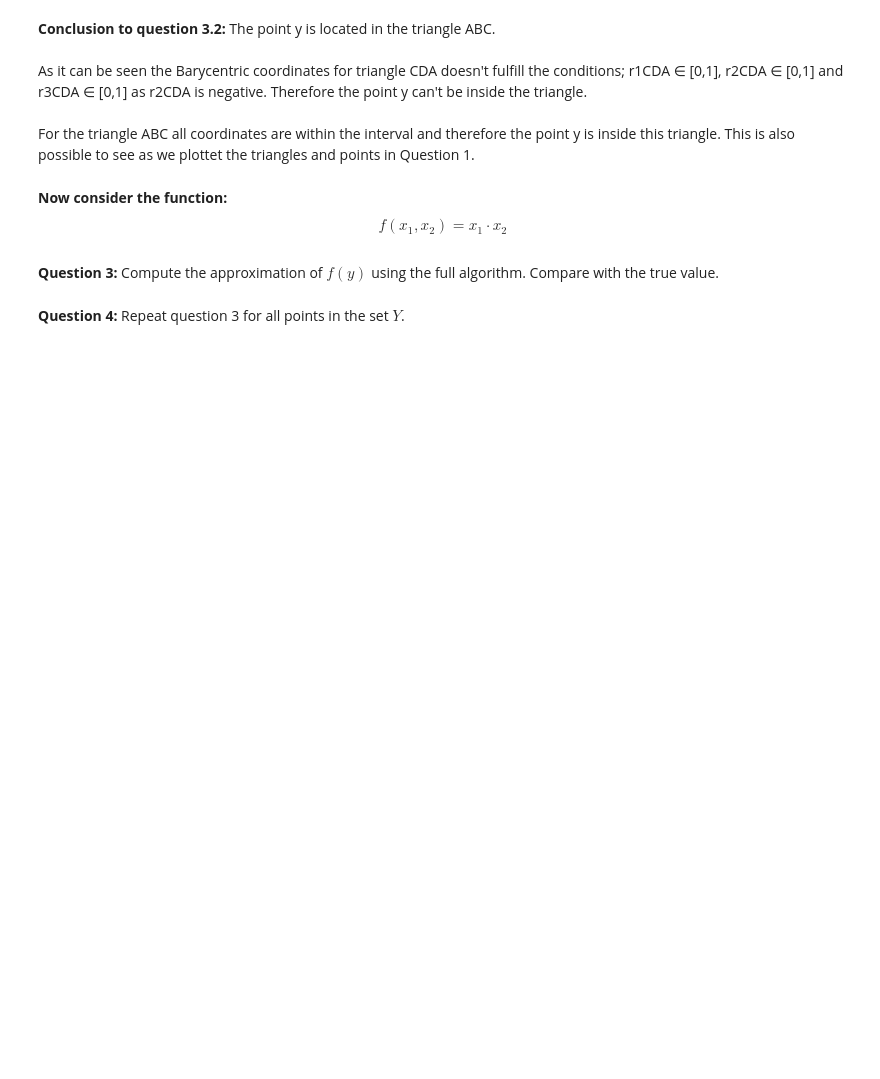
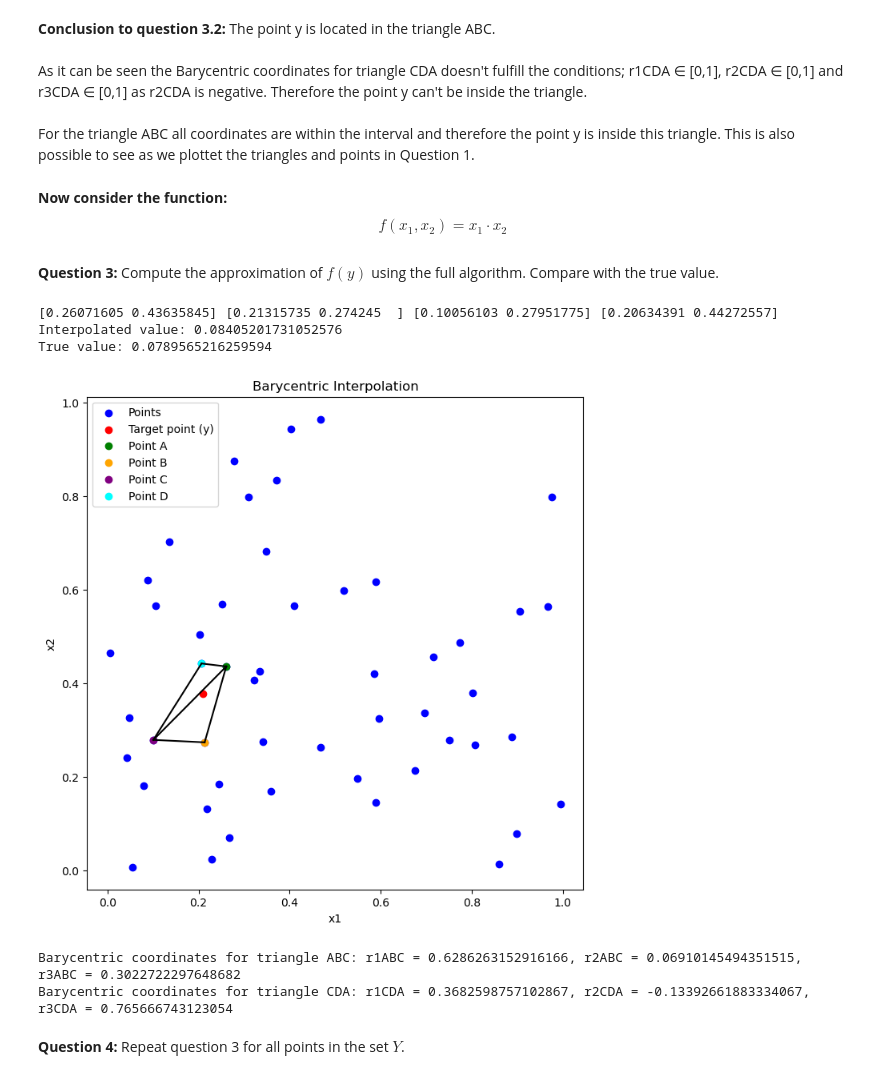
Before and after one commit to NumEconCopenhagen/projects-2024-thomas-lucas-jacob, a Jupyter notebook: examproject/exam_2024.ipynb, the cells around one changed output. Drawn from its saved outputs; the diff is of its cells as text; code cells hidden in the pictures; blank space fills up the shorter version.

```diff
--- a/examproject/exam_2024.ipynb
+++ b/examproject/exam_2024.ipynb
@@ -584,3 +555,75 @@ print(f"True value: {true_value}")
+# %%
+def find_points(X, y):
+    A = min((x for x in X if x[0] > y[0] and x[1] > y[1]), key=lambda x: np.linalg.norm(x - y), default=np.array([np.nan, np.nan]))
+    B = min((x for x in X if x[0] > y[0] and x[1] < y[1]), key=lambda x: np.linalg.norm(x - y), default=np.array([np.nan, np.nan]))
+    C = min((x for x in X if x[0] < y[0] and x[1] < y[1]), key=lambda x: np.linalg.norm(x - y), default=np.array([np.nan, np.nan]))
+    D = min((x for x in X if x[0] < y[0] and x[1] > y[1]), key=lambda x: np.linalg.norm(x - y), default=np.array([np.nan, np.nan]))
+    return A, B, C, D
+
+A,B,C,D = find_points(X,y)
+
+print(A,B,C,D)
+
+def barycentric_coordinates(A, B, C, y):
+    denominator = (B[1] - C[1]) * (A[0] - C[0]) + (C[0] - B[0]) * (A[1] - C[1])
+    r1 = ((B[1] - C[1]) * (y[0] - C[0]) + (C[0] - B[0]) * (y[1] - C[1])) / denominator
+    r2 = ((C[1] - A[1]) * (y[0] - C[0]) + (A[0] - C[0]) * (y[1] - C[1])) / denominator
+    r3 = 1 - r1 - r2
+    return r1, r2, r3
+
+def interpolate(y, A, B, C, D, F):
+    r1ABC, r2ABC, r3ABC = barycentric_coordinates(A, B, C, y)
+    if all(0 <= r <= 1 for r in [r1ABC, r2ABC, r3ABC]):
+        return r1ABC * f(A) + r2ABC * f(B) + r3ABC * f(C)
+
+    r1CDA, r2CDA, r3CDA = barycentric_coordinates(C, D, A, y)
+    if all(0 <= r <= 1 for r in [r1CDA, r2CDA, r3CDA]):
+        return r1CDA * f(C) + r2CDA * f(D) + r3CDA * f(A)
+
+    return np.nan
+
+# Calculate the interpolated value
+interpolated_value = interpolate(y, A, B, C, D, F)
+
+# Compare with the true value
+true_value = f(y)
+
+# Print the results
+print(f"Interpolated value: {interpolated_value}")
+print(f"True value: {true_value}")
+
+# Plot the points and the triangles
+plt.figure(figsize=(8, 8))
+plt.scatter(X[:, 0], X[:, 1], c='blue', label='Points')
+plt.scatter(*y, c='red', label='Target point (y)')
+plt.scatter(*A, c='green', label='Point A')
+plt.scatter(*B, c='orange', label='Point B')
+plt.scatter(*C, c='purple', label='Point C')
+plt.scatter(*D, c='cyan', label='Point D')
+
+# Draw triangles
+plt.plot([A[0], B[0]], [A[1], B[1]], 'k-')
+plt.plot([B[0], C[0]], [B[1], C[1]], 'k-')
+plt.plot([C[0], A[0]], [C[1], A[1]], 'k-')
+plt.plot([C[0], D[0]], [C[1], D[1]], 'k-')
+plt.plot([D[0], A[0]], [D[1], A[1]], 'k-')
+
+plt.xlabel('x1')
+plt.ylabel('x2')
+plt.legend()
+plt.title('Barycentric Interpolation')
+plt.show()
+
+# Print the results for verification
+print(f"Barycentric coordinates for triangle ABC: r1ABC = {r1ABC}, r2ABC = {r2ABC}, r3ABC = {r3ABC}")
+print(f"Barycentric coordinates for triangle CDA: r1CDA = {r1CDA}, r2CDA = {r2CDA}, r3CDA = {r3CDA}")
+# %% [output]
+[0.26071605 0.43635845] [0.21315735 0.274245  ] [0.10056103 0.27951775] [0.20634391 0.44272557]
+Interpolated value: 0.08405201731052576
+True value: 0.0789565216259594
+[figure, added]
+Barycentric coordinates for triangle ABC: r1ABC = 0.6286263152916166, r2ABC = 0.06910145494351515, r3ABC = 0.3022722297648682
+Barycentric coordinates for triangle CDA: r1CDA = 0.3682598757102867, r2CDA = -0.13392661883334067, r3CDA = 0.765666743123054
 # %% [markdown]
 **Question 4:** Repeat question 3 for all points in the set $Y$.
 # %%
```
Also changed, not shown: parts of 4 cells of this notebook.
